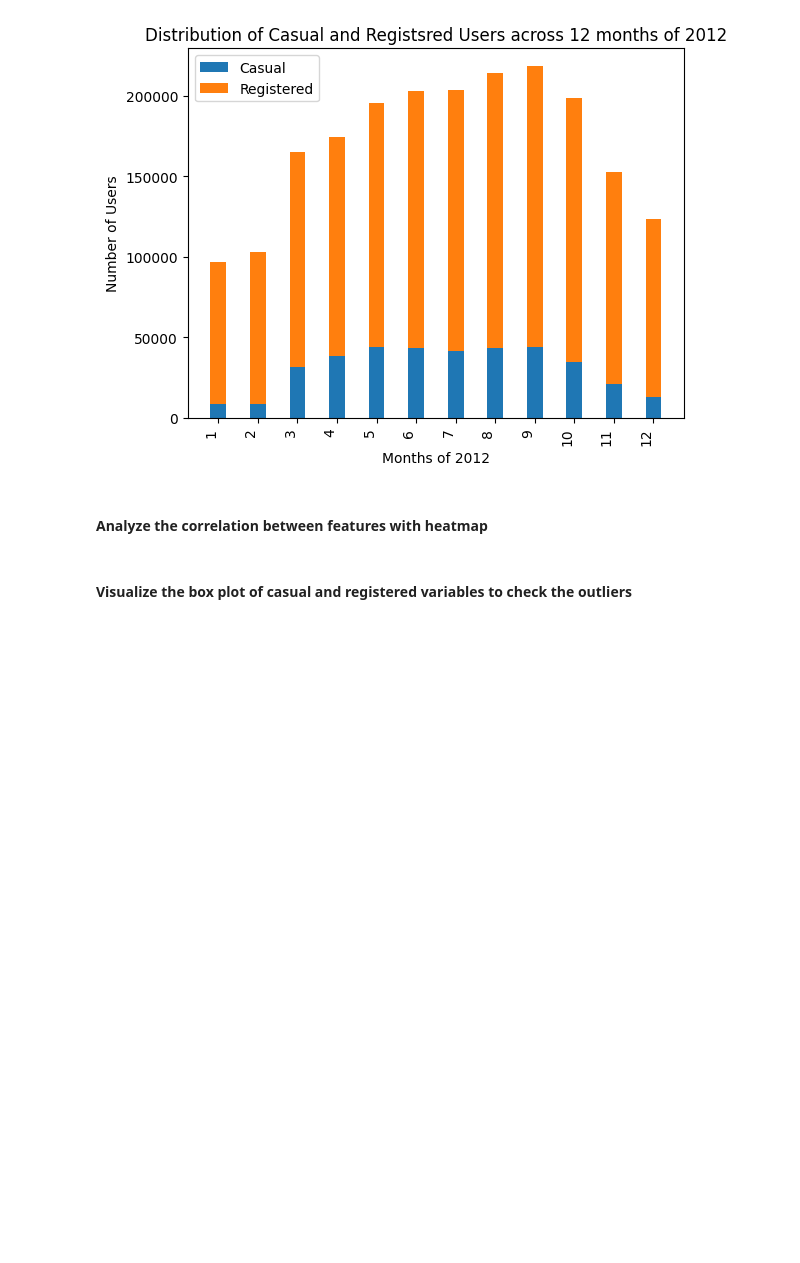
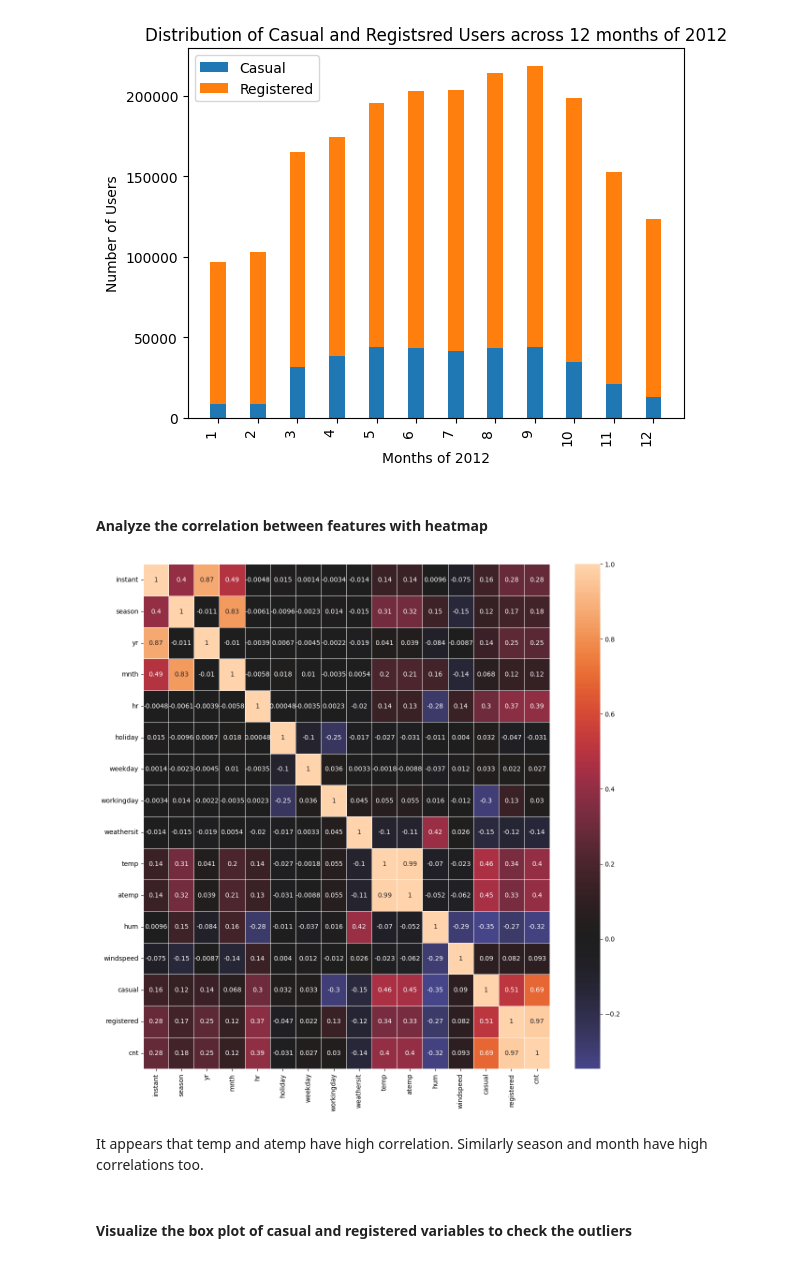
Before and after one commit to techmoksha/iisc-cds-modules, a Jupyter notebook: M2_NB_MiniProject_1_LinearRegression_Regularization.ipynb, the cells around one changed output. Saved outputs shown, nothing was run; the diff lists cells and outputs as text; code cells hidden in the pictures; blank space fills up the shorter version.

```diff
--- a/M2_NB_MiniProject_1_LinearRegression_Regularization.ipynb
+++ b/M2_NB_MiniProject_1_LinearRegression_Regularization.ipynb
@@ -303,3 +301,14 @@ stacked_bar_plot('2012', total_casual_yr_2012, total_registered_yr_2012)
+# %%
+# YOUR CODE HERE
+df_new = df.drop('dteday', axis=1)
+df_new = df_new.apply(pd.to_numeric, errors='coerce')
+plt.figure(figsize=(14, 14))
+sns.heatmap(df_new.corr(), annot=True, linewidth=0.5, center=0)
+plt.show()
+# %% [output]
+[figure, added]
+# %% [markdown]
+It appears that temp and atemp have high correlation. Similarly season and month have high correlations too.
 # %% [markdown]
 #### Visualize the box plot of casual and registered variables to check the outliers
 # %%
```
Also changed, not shown: parts of 1 cell of this notebook.
